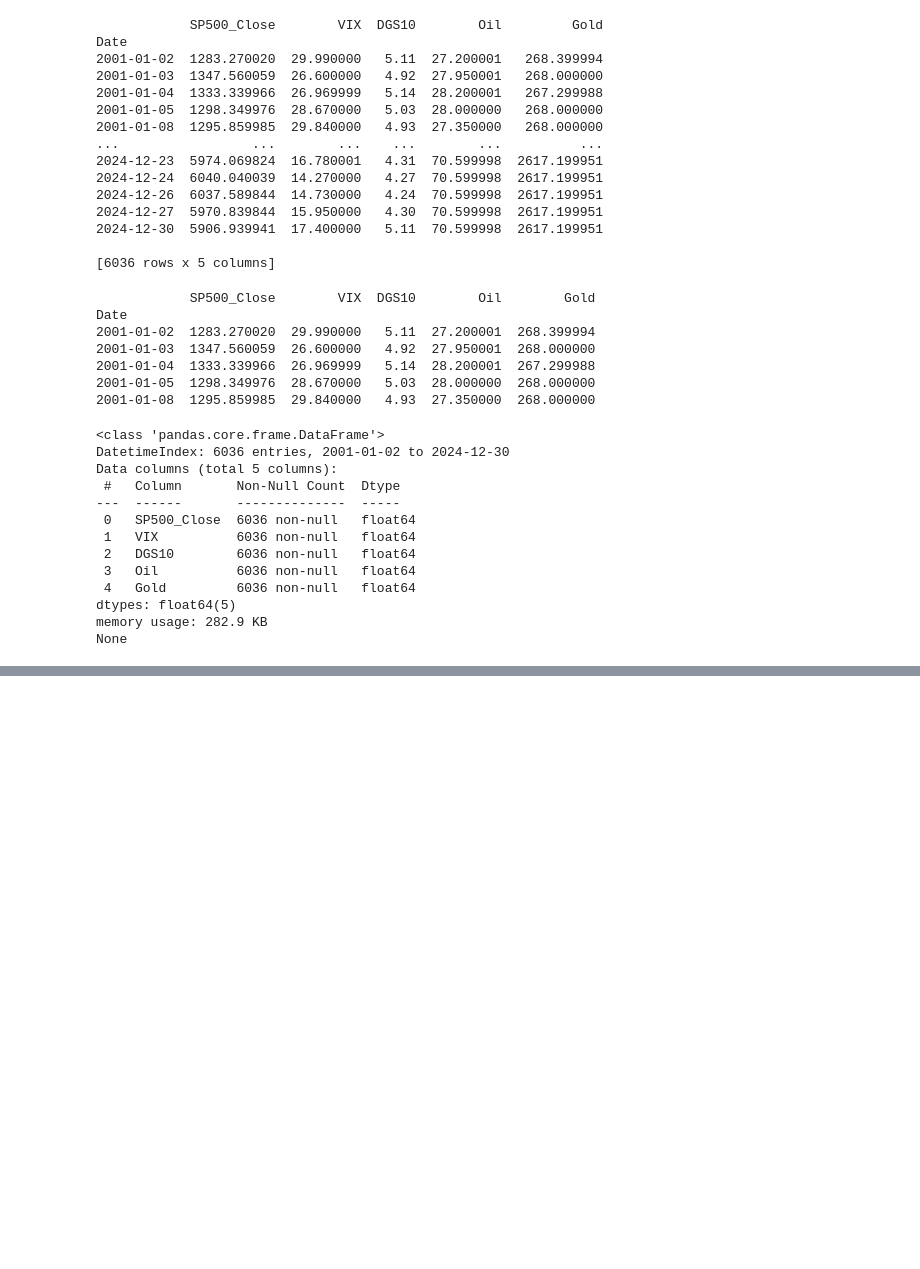
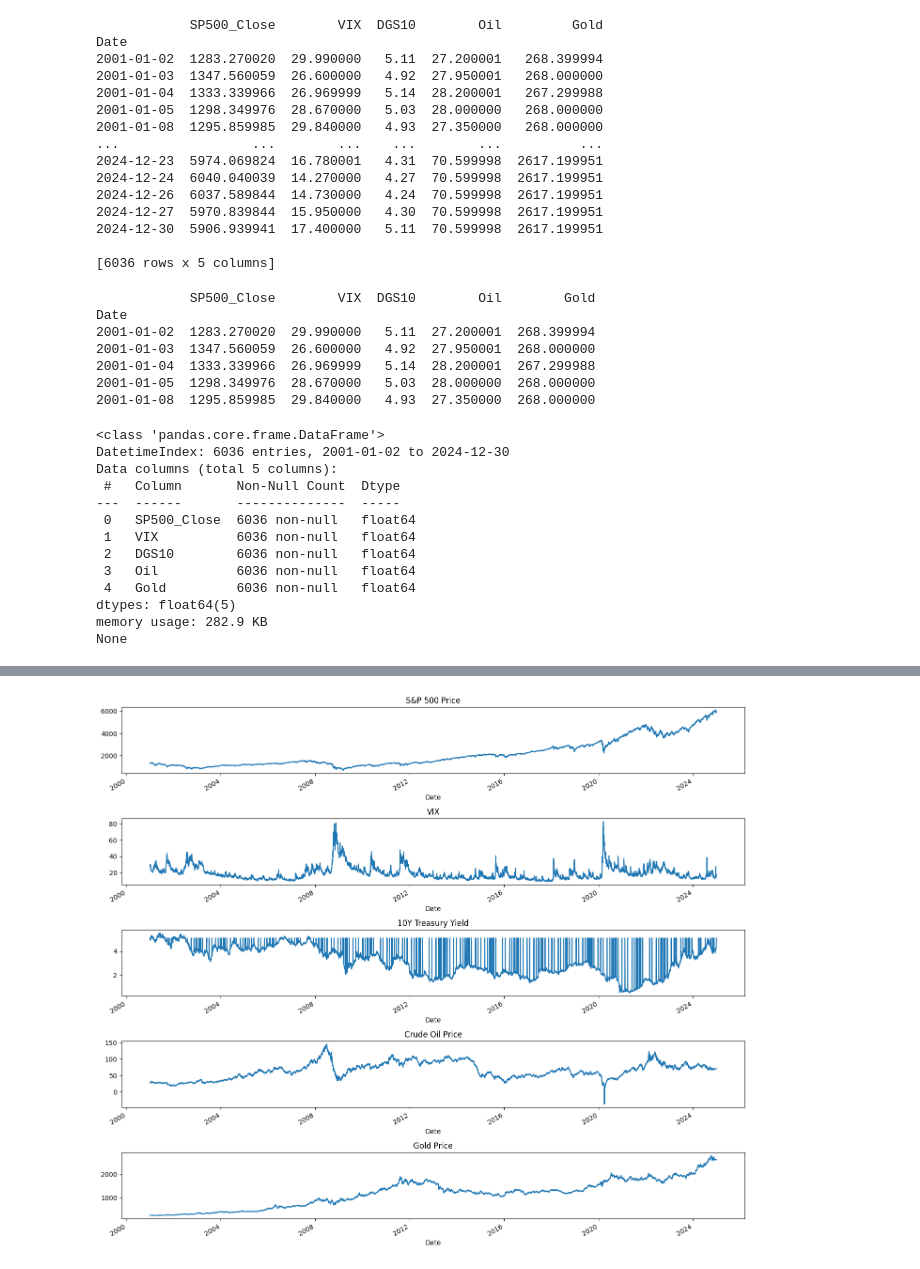
Before and after one commit to shahzeb147/VoltTFormer, a Jupyter notebook: testing.ipynb, the cells around one changed output, grey strips where cells are left out. Saved outputs shown, nothing was run; the diff lists cells and outputs as text; code cells hidden in the pictures; blank space fills up the shorter version.

```diff
--- a/testing.ipynb
+++ b/testing.ipynb
@@ -7,3 +9,3 @@ import datetime
 # %%
-data = pd.read_excel("SP500_data.xlsx", parse_dates=True, index_col= 0)
+df = pd.read_excel("SP500_data.xlsx", parse_dates=True, index_col= 0)
 # %%
@@ -52,0 +67,11 @@ None
+# %%
+
+fig, axes = plt.subplots(5, 1, figsize=(14, 12))
+df['SP500_Close'].plot(ax=axes[0], title='S&P 500 Price')
+df['VIX'].plot(ax=axes[1], title='VIX')
+df['DGS10'].plot(ax=axes[2], title='10Y Treasury Yield')
+df['Oil'].plot(ax=axes[3], title='Crude Oil Price')
+df['Gold'].plot(ax=axes[4], title='Gold Price')
+plt.tight_layout()
+# %% [output]
+[figure, added]
```
Also changed, not shown: parts of 11 cells of this notebook.
